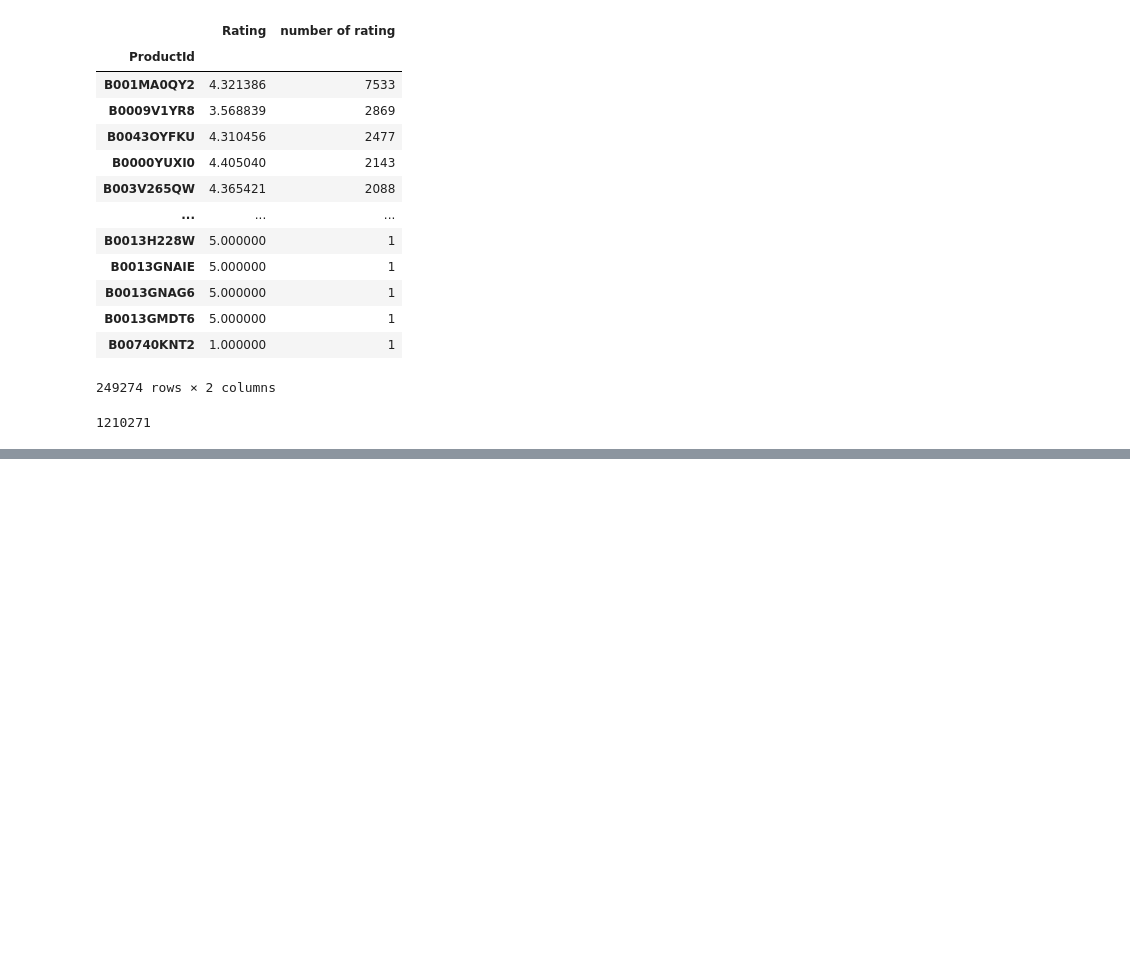
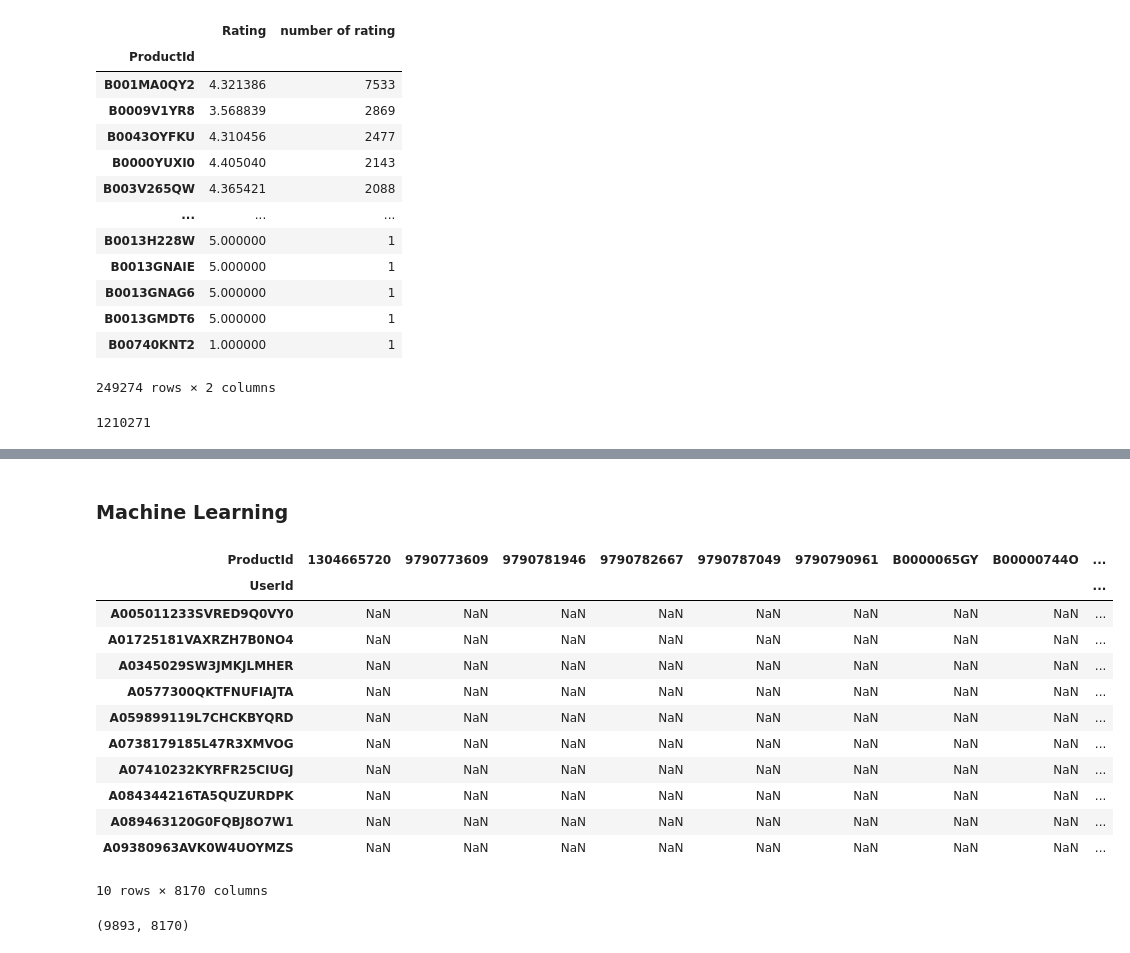
Before and after one commit to kelvin-kahuho/Storefront, a Jupyter notebook: store/recommendation system/recommendations.ipynb, the cells around one changed output, grey strips where cells are left out. Drawn from its saved outputs; the diff is of its cells as text; code cells hidden in the pictures; blank space fills up the shorter version.

```diff
--- a/store/recommendation system/recommendations.ipynb
+++ b/store/recommendation system/recommendations.ipynb
@@ -252,0 +209,24 @@ data.shape
+# %% [markdown]
+### Machine Learning
+# %%
+#create a user item matrix.
+ratings_utility_matrix = data.pivot_table(values='Rating', index='UserId', columns='ProductId')
+ratings_utility_matrix.head(10)
+# %% [output]
+| ProductId | 1304665720 | 9790773609 | 9790781946 | 9790782667 | 9790787049 | 9790790961 | B0000065GY | B00000744O | ... |
+| UserId |  |  |  |  |  |  |  |  | ... |
+| A005011233SVRED9Q0VY0 | NaN | NaN | NaN | NaN | NaN | NaN | NaN | NaN | ... |
+| A01725181VAXRZH7B0NO4 | NaN | NaN | NaN | NaN | NaN | NaN | NaN | NaN | ... |
+| A0345029SW3JMKJLMHER | NaN | NaN | NaN | NaN | NaN | NaN | NaN | NaN | ... |
+| A0577300QKTFNUFIAJTA | NaN | NaN | NaN | NaN | NaN | NaN | NaN | NaN | ... |
+| A059899119L7CHCKBYQRD | NaN | NaN | NaN | NaN | NaN | NaN | NaN | NaN | ... |
+| A0738179185L47R3XMVOG | NaN | NaN | NaN | NaN | NaN | NaN | NaN | NaN | ... |
+| A07410232KYRFR25CIUGJ | NaN | NaN | NaN | NaN | NaN | NaN | NaN | NaN | ... |
+| A084344216TA5QUZURDPK | NaN | NaN | NaN | NaN | NaN | NaN | NaN | NaN | ... |
+| A089463120G0FQBJ8O7W1 | NaN | NaN | NaN | NaN | NaN | NaN | NaN | NaN | ... |
+| A09380963AVK0W4UOYMZS | NaN | NaN | NaN | NaN | NaN | NaN | NaN | NaN | ... |
+10 rows × 8170 columns
+# %%
+ratings_utility_matrix.shape
+# %% [output]
+(9893, 8170)
```
Also changed, not shown: parts of 21 cells of this notebook, 5 other files.
